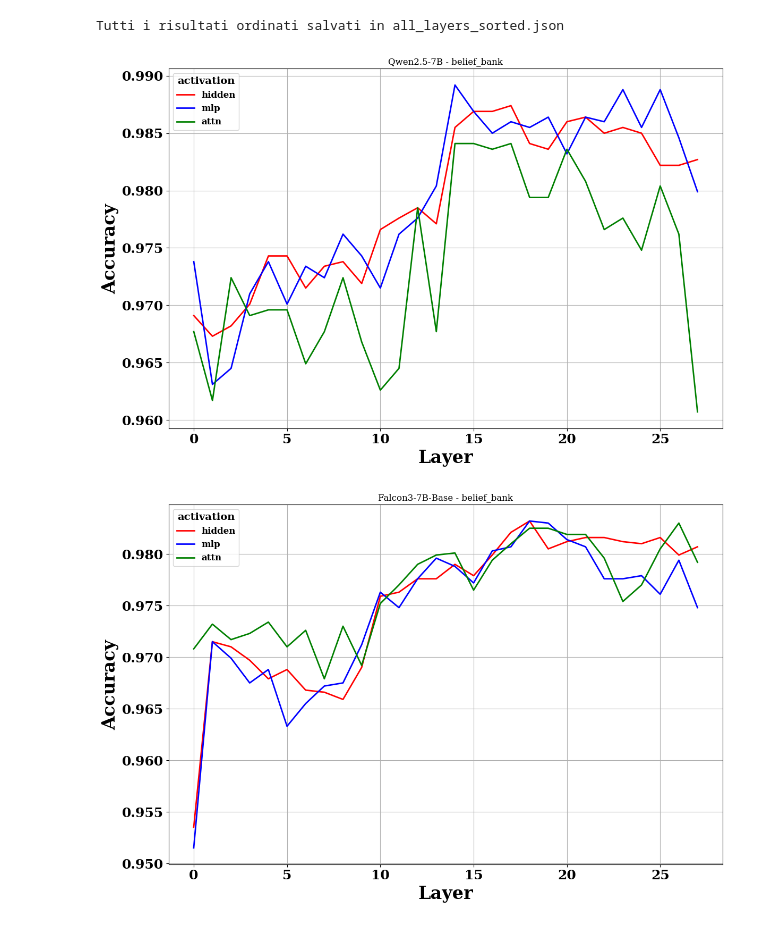
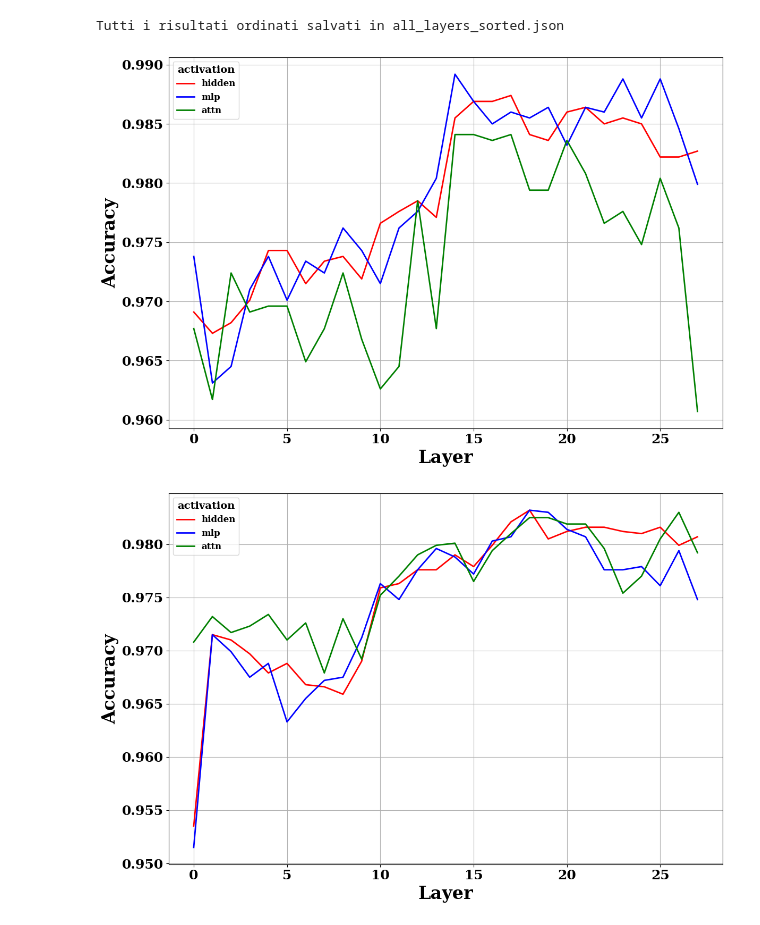
Before and after one commit to Fonty02/HallucinationDetection, a Jupyter notebook: notebooks/layersStudies/study.ipynb, the cells around one changed output. Cells and saved outputs as stored; diff of their text form; code cells hidden in the pictures.

```diff
--- a/notebooks/layersStudies/study.ipynb
+++ b/notebooks/layersStudies/study.ipynb
@@ -151,7 +151,7 @@ print("Modelli disponibili:", available_models)
 
 # Scegli modello e dataset
 MODEL_NAME = "Qwen2.5-7B"  # Cambia secondo necessità
-DATASET_NAME = "belief_bank"      # Cambia secondo necessità
+DATASET_NAME = "belief_bank_facts"      # Cambia secondo necessità
 
 # Verifica la struttura
 structure_type = detect_structure_type(MODEL_NAME, DATASET_NAME)
@@ -561,35 +561,34 @@ def plot_accuracy_from_json(json_data, model_name=None, dataset="Dataset"):
     # 3. Estrazione e Ordinamento dei dati
     for key in ["hidden", "mlp", "attn"]:
         if key in data:
             points = data[key]
             sorted_points = sorted(points, key=lambda x: x['layer'])
             layers = [item['layer'] for item in sorted_points]
             accuracies = [item['accuracy'] for item in sorted_points]
             ax.plot(layers, accuracies,
                     color=styles[key]["color"],
                     label=styles[key]["label"])
 
     # 4. Rifinitura Grafica
     ax.set_xlabel("Layer")
     ax.set_ylabel("Accuracy")
-    ax.set_title(f"{model_name} - {dataset}")
     ax.grid(True, linestyle='-', alpha=1.0)
 
     legend = ax.legend(title="activation", loc="upper left", frameon=True)
     plt.setp(legend.get_title(), fontweight='bold')
 
     plt.tight_layout()
 
     # Crea la cartella img se non esiste
     os.makedirs("img", exist_ok=True)
-    plt.savefig(f"img/{model_name}_{dataset}_activations.png")
+    plt.savefig(f"img/{model_name}_{dataset}_activations.pdf")
     #plt.show()
 
 # Carica e visualizza i risultati
 content = json.load(open('all_layers_sorted.json'))
-
+DATASET = DATASET_NAME
 for model_name in content.keys():
     plot_accuracy_from_json(content, model_name, DATASET)
 # %% [output]
-[figure, old version]
+[figure, new version]
-[figure, old version]
+[figure, new version]
```
Also changed, not shown: parts of 1 cell of this notebook, 19 other files.
